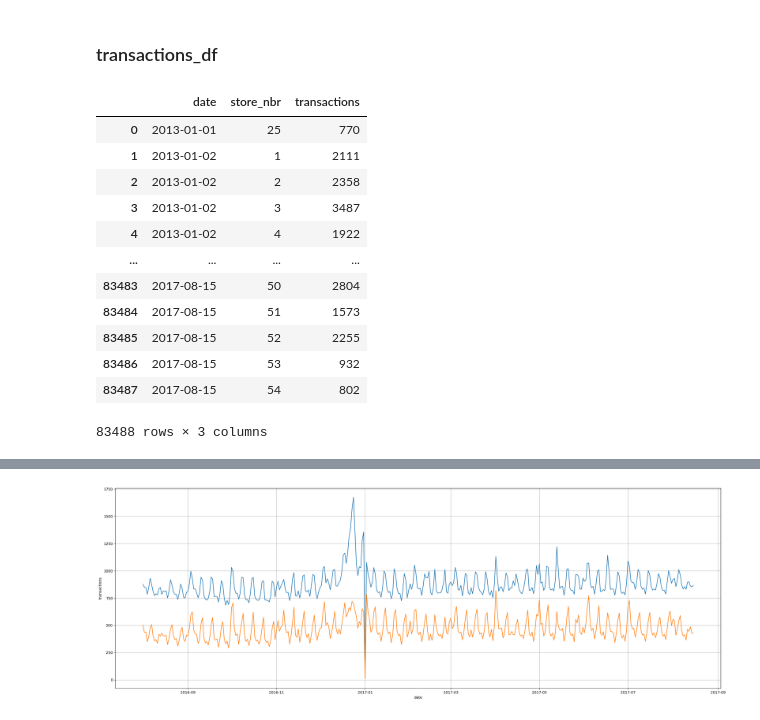
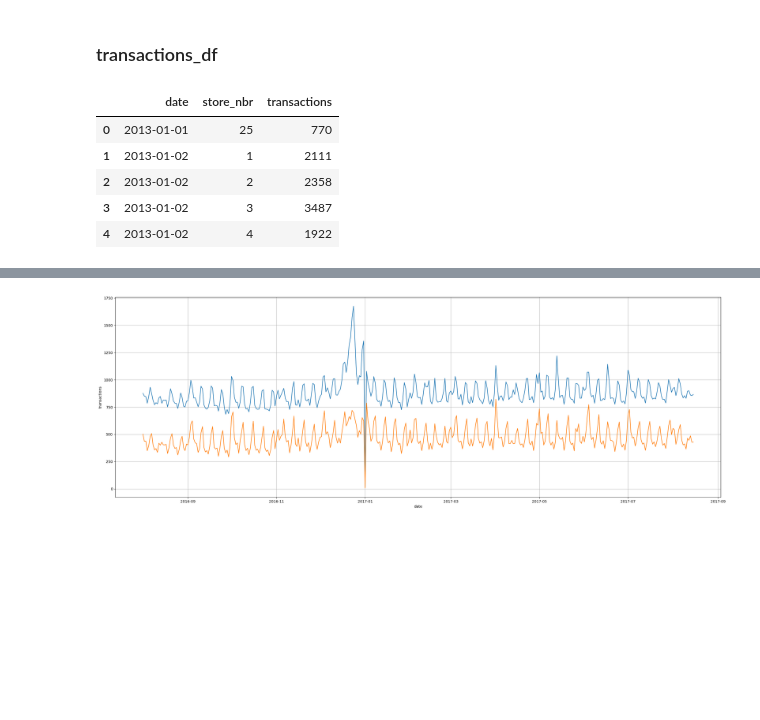
Before and after one commit to trietp1253201581/KaggleCompetition, a Jupyter notebook: Store Sales - Time Series Forecasting.ipynb, the cells around one changed output, grey strips where cells are left out. Drawn from its saved outputs; the diff is of its cells as text; code cells hidden in the pictures; blank space fills up the shorter version.

```diff
--- a/Store Sales - Time Series Forecasting.ipynb
+++ b/Store Sales - Time Series Forecasting.ipynb
@@ -23,9 +35,10 @@ import pandas as pd
 # %%
-raw_df = pd.read_csv('data/train.csv')
-test_df = pd.read_csv('data/test.csv')
-holidays_df = pd.read_csv('data/holidays_events.csv')
-oil_df = pd.read_csv('data/oil.csv')
-stores_df = pd.read_csv('data/stores.csv')
-transactions_df = pd.read_csv('data/transactions.csv')
-sub_df = pd.read_csv('data/sample_submission.csv')
+data_dir = '/kaggle/input/store-sales-time-series-forecasting/'
+raw_df = pd.read_csv(data_dir + 'train.csv')
+test_df = pd.read_csv(data_dir + 'test.csv')
+holidays_df = pd.read_csv(data_dir + 'holidays_events.csv')
+oil_df = pd.read_csv(data_dir + 'oil.csv')
+stores_df = pd.read_csv(data_dir + 'stores.csv')
+transactions_df = pd.read_csv(data_dir + 'transactions.csv')
+sub_df = pd.read_csv(data_dir + 'sample_submission.csv')
 # %%
@@ -262,21 +222,14 @@ dtype: float64
 # %% [markdown]
 ### transactions_df
 # %%
-transactions_df
+transactions_df.head()
 # %% [output]
 |  | date | store_nbr | transactions |
 | 0 | 2013-01-01 | 25 | 770 |
 | 1 | 2013-01-02 | 1 | 2111 |
 | 2 | 2013-01-02 | 2 | 2358 |
 | 3 | 2013-01-02 | 3 | 3487 |
 | 4 | 2013-01-02 | 4 | 1922 |
-| ... | ... | ... | ... |
-| 83483 | 2017-08-15 | 50 | 2804 |
-| 83484 | 2017-08-15 | 51 | 1573 |
-| 83485 | 2017-08-15 | 52 | 2255 |
-| 83486 | 2017-08-15 | 53 | 932 |
-| 83487 | 2017-08-15 | 54 | 802 |
-83488 rows × 3 columns
 # %%
 get_info_of_date(transactions_df)
 # %%
```
Also changed, not shown: parts of 132 cells of this notebook, 1 other file.
